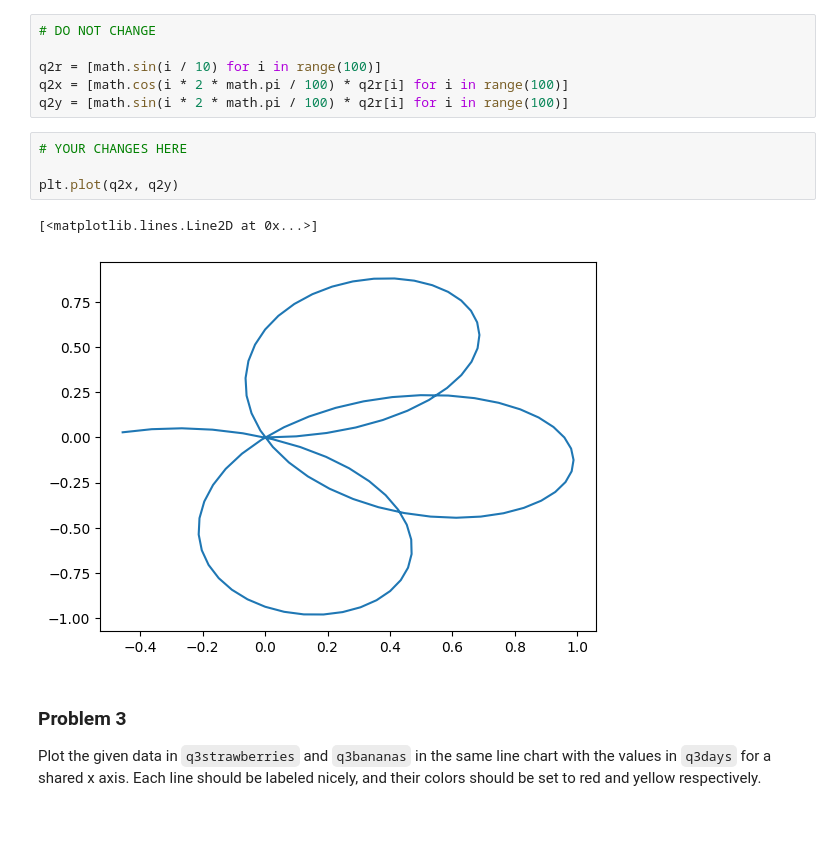
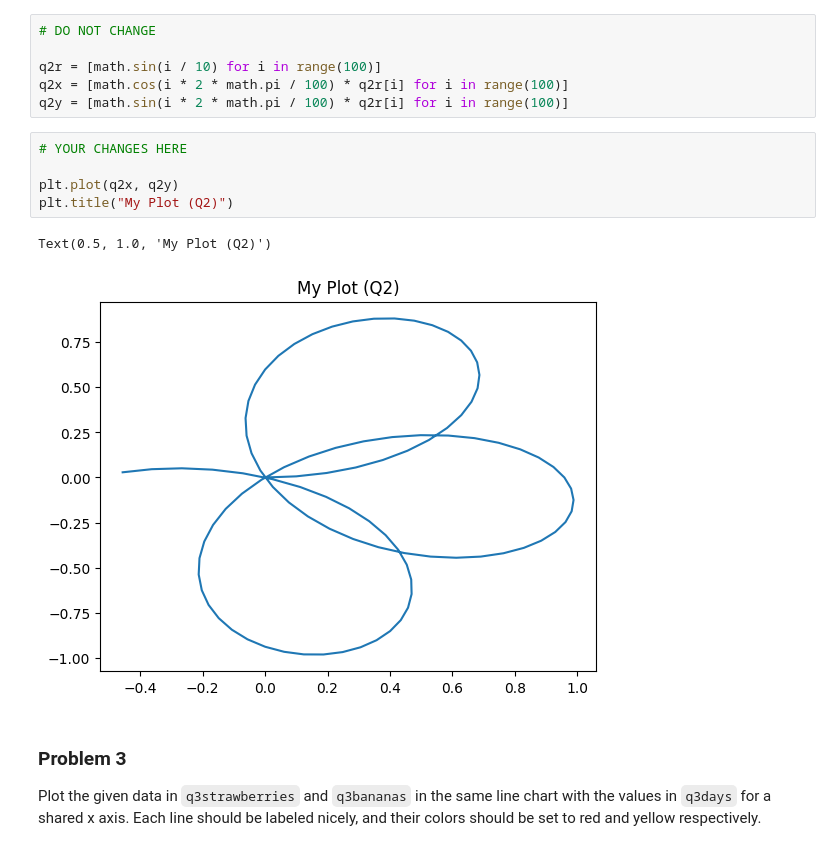
Before and after one commit to jchen8001/dx602-homework-05, a Jupyter notebook: homework.ipynb, the cells around one changed output. Cells and saved outputs as stored; diff of their text form; blank space fills up the shorter version.

```diff
--- a/homework.ipynb
+++ b/homework.ipynb
@@ -94,10 +95,11 @@ q2y = [math.sin(i * 2 * math.pi / 100) * q2r[i] for i in range(100)]
 # %%
 # YOUR CHANGES HERE
 
 plt.plot(q2x, q2y)
+plt.title("My Plot (Q2)")
 # %% [output]
-[<matplotlib.lines.Line2D at 0x...>]
+Text(0.5, 1.0, 'My Plot (Q2)')
-[figure, old version]
+[figure, new version]
 # %% [markdown]
 ### Problem 3
 
```
Also changed, not shown: parts of 14 cells of this notebook.
